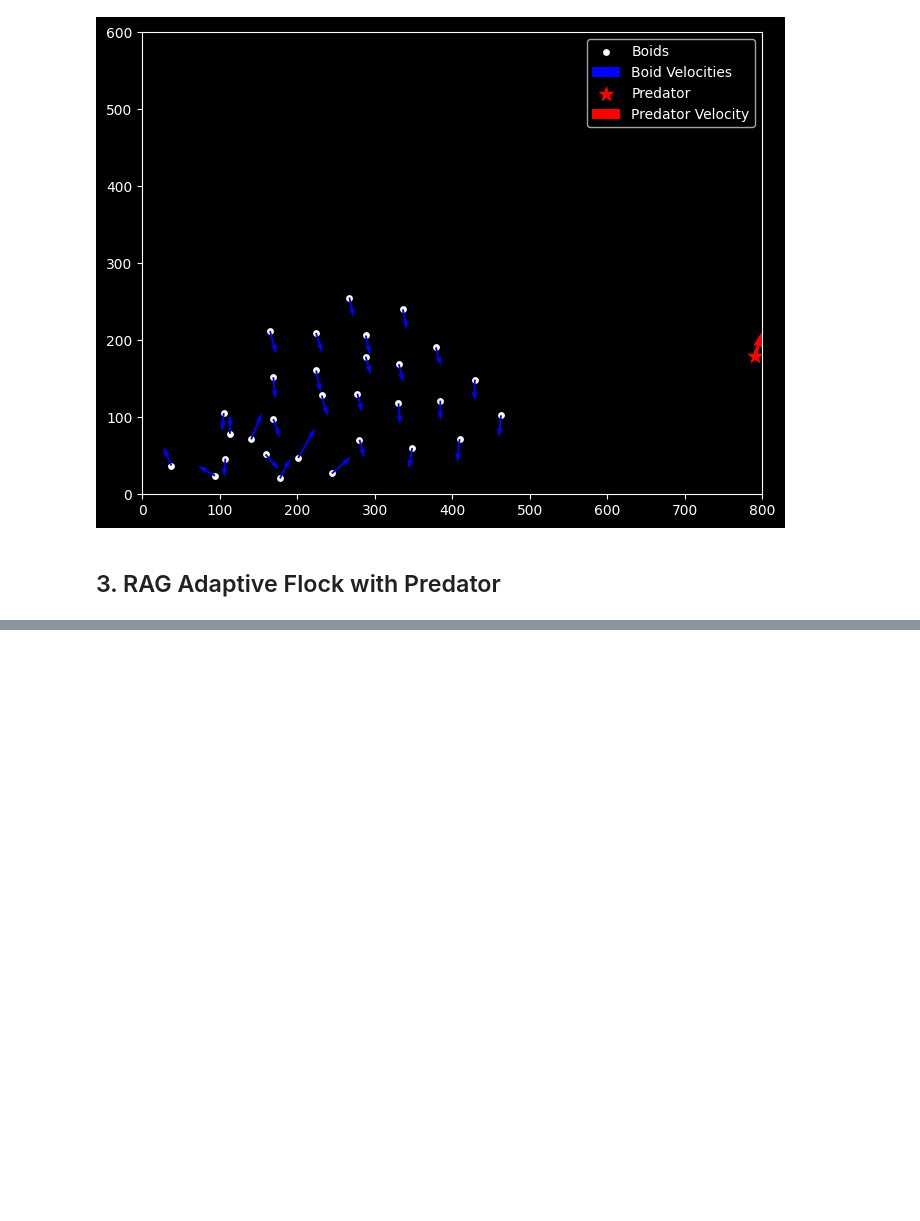
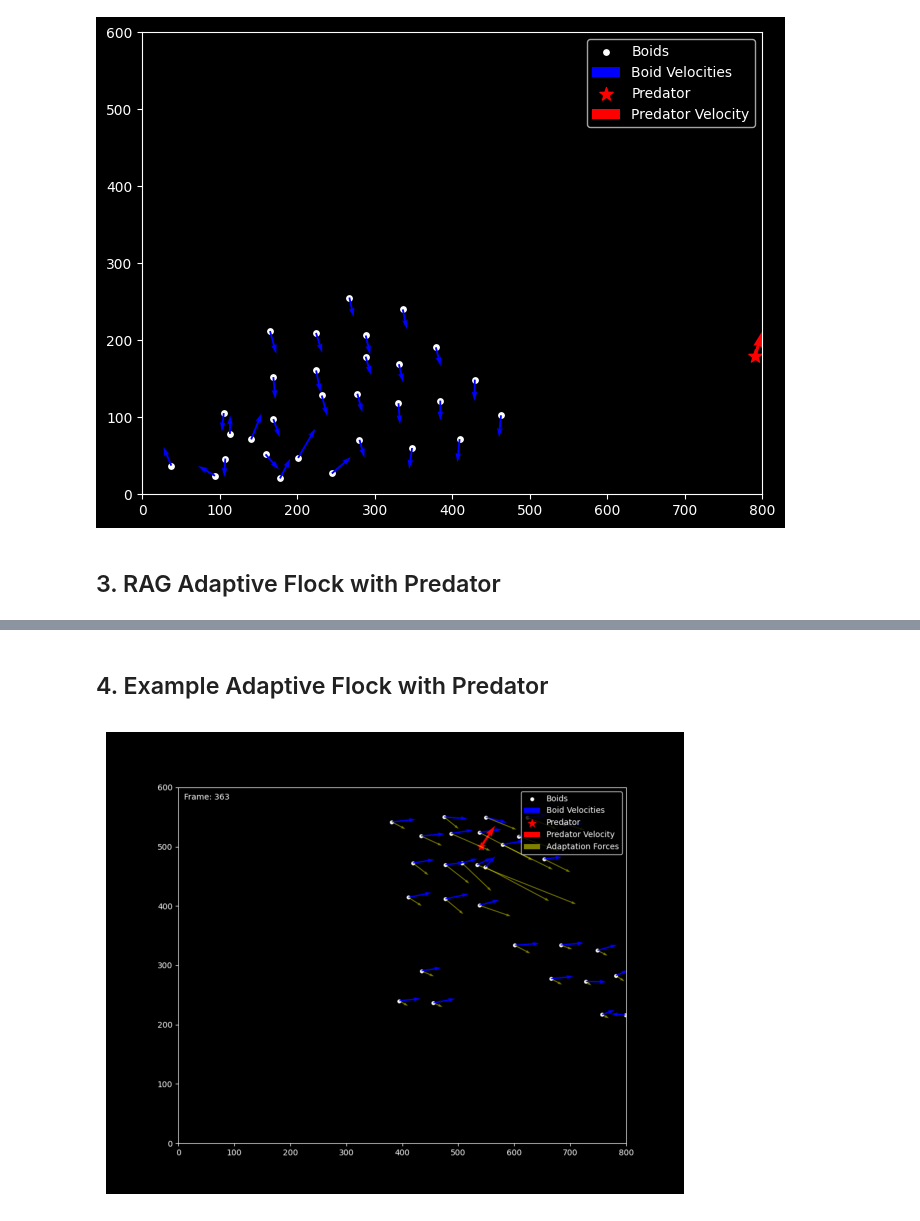
Before and after one commit to Yenchia-Feng/RAG_Adaptive_Flock, a Jupyter notebook: runner.ipynb, the cells around one changed output, grey strips where cells are left out. Cells and saved outputs as stored; diff of their text form; code cells hidden in the pictures; blank space fills up the shorter version.

```diff
--- a/runner.ipynb
+++ b/runner.ipynb
@@ -103,0 +93,15 @@ Error:
+# %% [markdown]
+## 4. Example Adaptive Flock with Predator
+# %%
+# load adaptive_flock screenshot
+from PIL import Image
+import matplotlib.pyplot as plt
+
+# Load and display the image
+img = Image.open('adaptive_flock_6.png')
+plt.figure(figsize=(8, 6))
+plt.imshow(img)
+plt.axis('off')
+plt.show()
+# %% [output]
+[figure, added]
```
Also changed, not shown: parts of 1 cell of this notebook.
